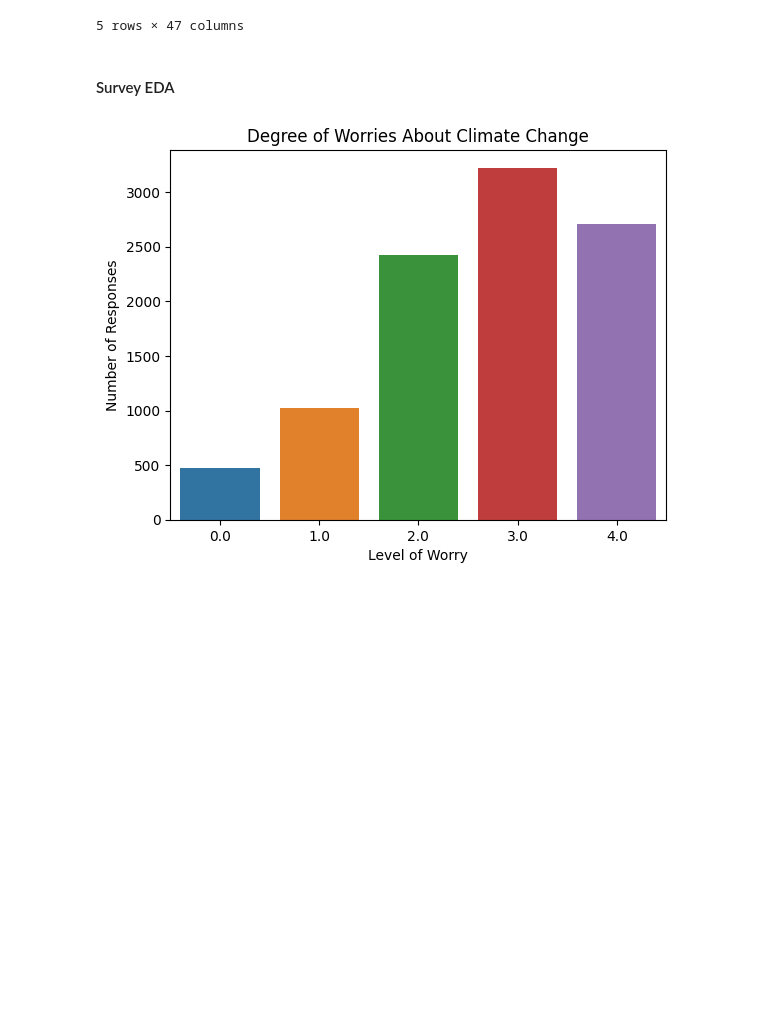
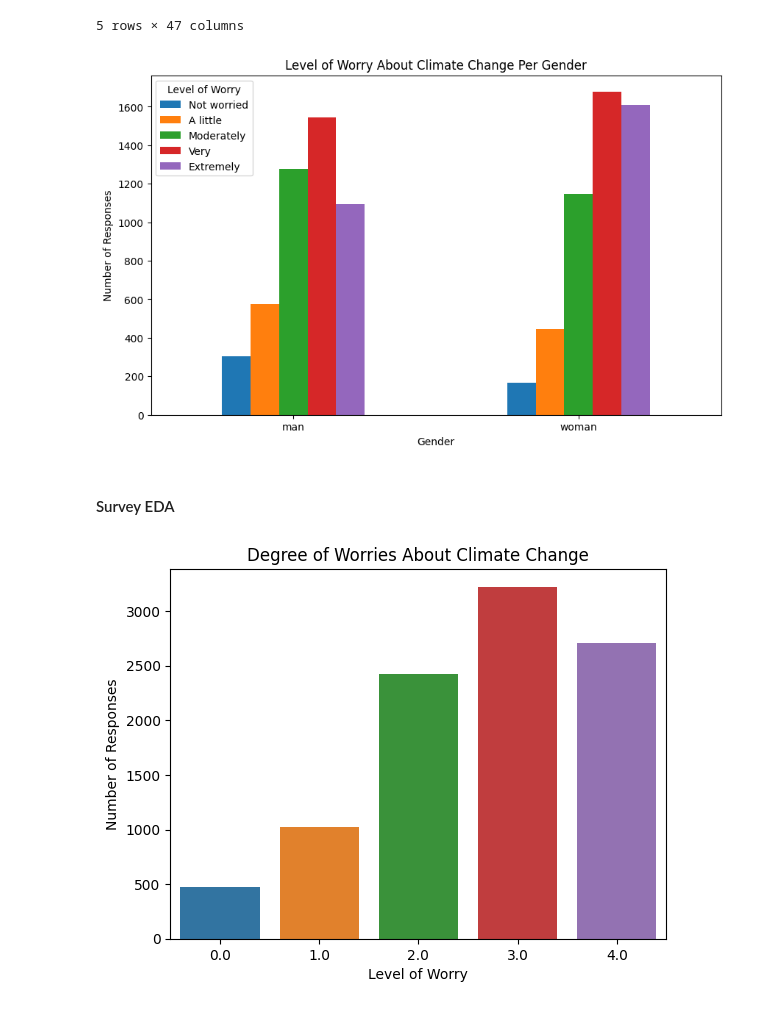
Before and after one commit to killecisse/final_project_ironhack, a Jupyter notebook: code_v1.ipynb, the cells around one changed output. Cells and saved outputs as stored; diff of their text form; code cells hidden in the pictures; blank space fills up the shorter version.

```diff
--- a/code_v1.ipynb
+++ b/code_v1.ipynb
@@ -315,6 +406,27 @@ Q8_9: float64, unique values: [ 0.  2.  4.  1.  3. nan]
 | 3 | Australia | 20.0 | woman | Australia: South Australia | 1.0 | 0.0 | 1.0 | 0.0 | 0.0 | 0.0 | ... | ... |
 | 4 | India | 18.0 | woman | India: West India | 4.0 | 0.0 | 0.0 | 0.0 | 1.0 | 1.0 | ... | ... |
 5 rows × 47 columns
+# %%
+# The gender column seems clean with two categories: 'woman' and 'man'.
+# We can now plot the level of worry per gender.
+
+# Group the data by gender and level of worry, then count the number of responses
+worry_per_gender = anxiety.groupby(['D2', 'Q1']).size().unstack()
+
+# Plot the distribution of worry per gender using a bar chart
+worry_per_gender.plot(kind='bar', figsize=(10, 6))
+
+# Adding labels and title
+plt.xlabel('Gender')
+plt.ylabel('Number of Responses')
+plt.title('Level of Worry About Climate Change Per Gender')
+plt.xticks(rotation=0)  # Keep the gender labels horizontal for better readability
+plt.legend(title='Level of Worry', labels=['Not worried', 'A little', 'Moderately', 'Very', 'Extremely'])
+
+# Show the plot
+plt.show()
+# %% [output]
+[figure, added]
 # %%
 # anxiety.to_csv('anxiety_clean.csv', index=False)
 # %% [markdown]
```
Also changed, not shown: parts of 19 cells of this notebook, 2 other files.
